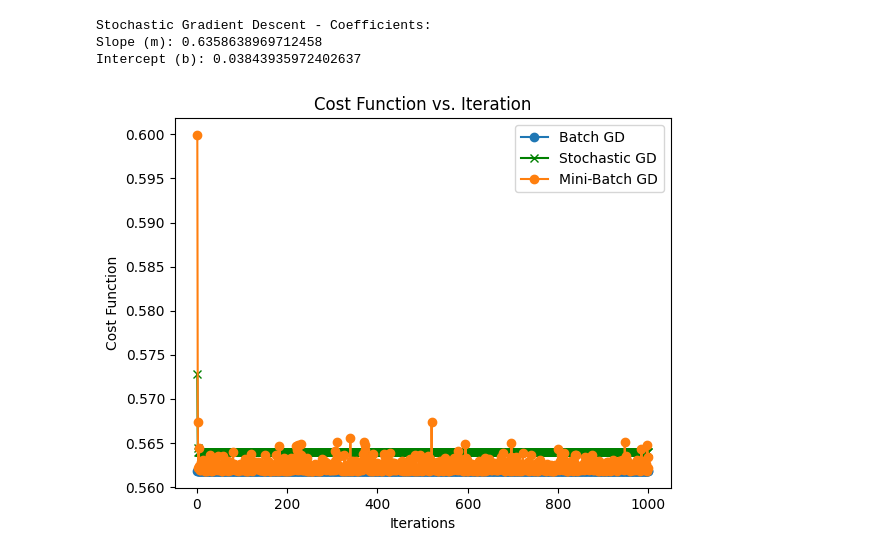
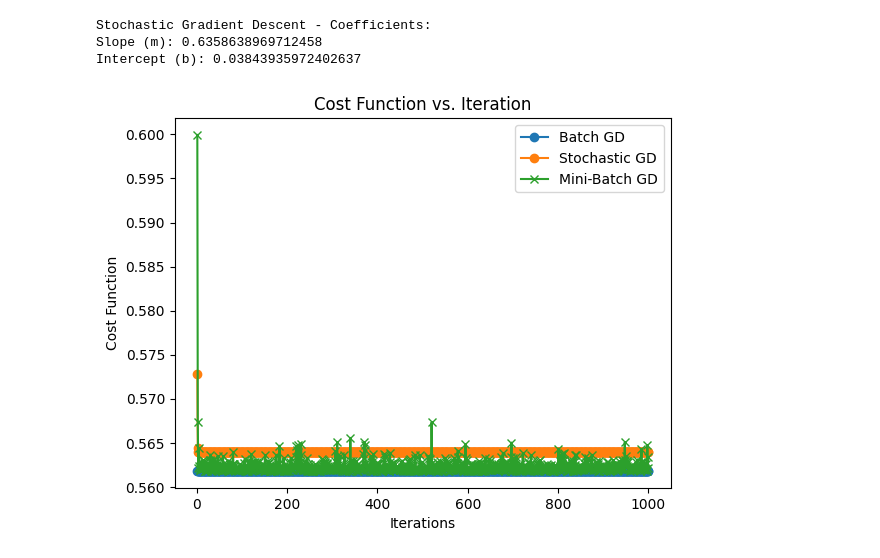
Before and after one commit to Abhishek-Mallick/Machine-Learning-KIIT, a Jupyter notebook: Simple Linear Regression/linear_reg.ipynb, the cells around one changed output. Drawn from its saved outputs; the diff is of its cells as text; code cells hidden in the pictures.

Commit message:
feat: completed min_batch_gradient

```diff
--- a/Simple Linear Regression/linear_reg.ipynb
+++ b/Simple Linear Regression/linear_reg.ipynb
@@ -380,13 +380,13 @@ m_mini_batch, b_mini_batch, cost_history_mini_batch = mini_batch_gradient_descen
 # %%
 # 6th subpart cont
 plt.plot(range(1, iterations_batch + 1), cost_history_batch, label='Batch GD', marker='o')
-plt.plot(range(1, iterations_stochastic + 1), cost_history_stochastic, color="g", label='Stochastic GD', marker='x')
-plt.plot(range(1, iterations_mini_batch + 1), cost_history_mini_batch, label='Mini-Batch GD', marker='o')
+plt.plot(range(1, iterations_stochastic + 1), cost_history_stochastic, label='Stochastic GD', marker='o')
+plt.plot(range(1, iterations_mini_batch + 1), cost_history_mini_batch, label='Mini-Batch GD', marker='x')
 
 plt.xlabel('Iterations')
 plt.ylabel('Cost Function')
 plt.title('Cost Function vs. Iteration')
 plt.legend()
 plt.show()
 # %% [output]
-[figure, old version]
+[figure, new version]
```
Also changed, not shown: 1 other file.
